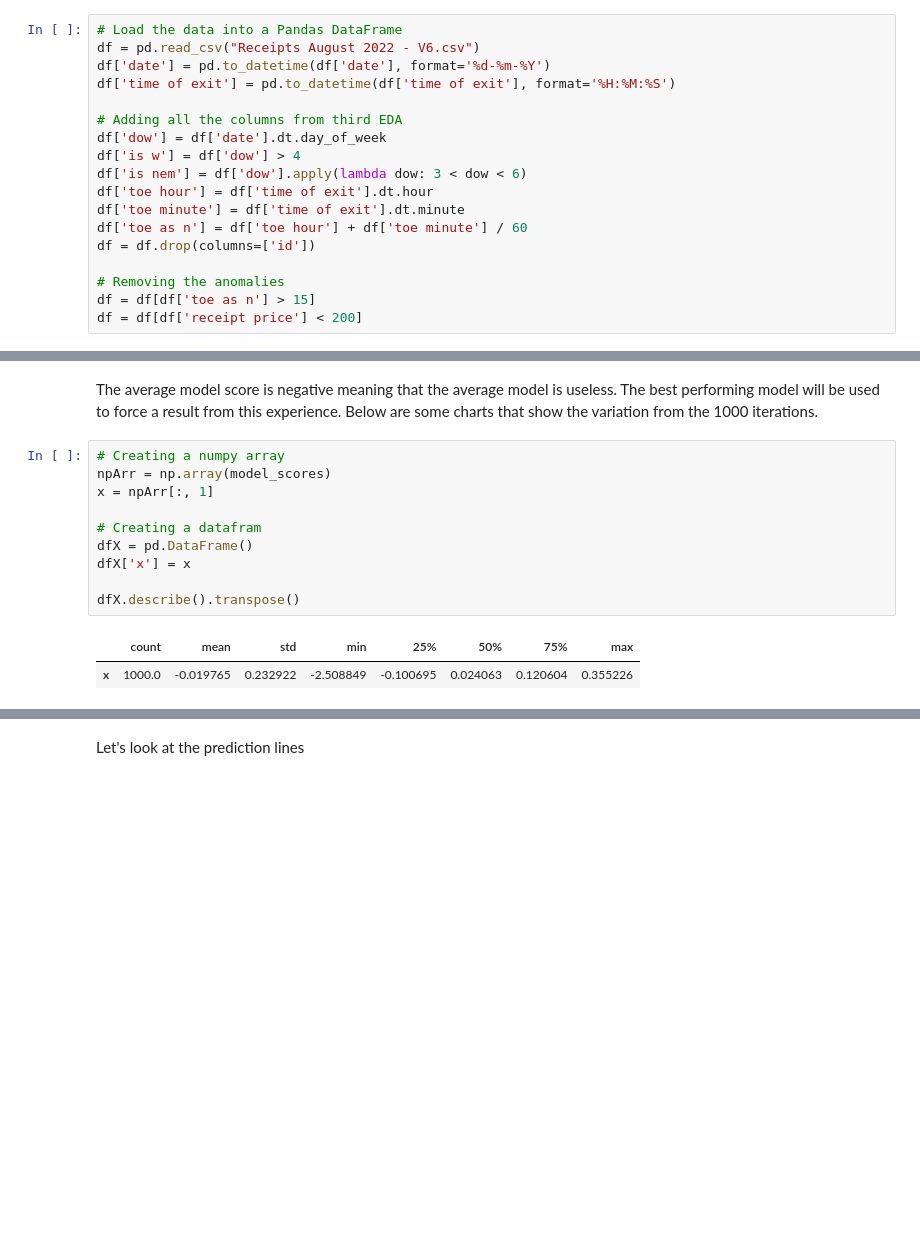
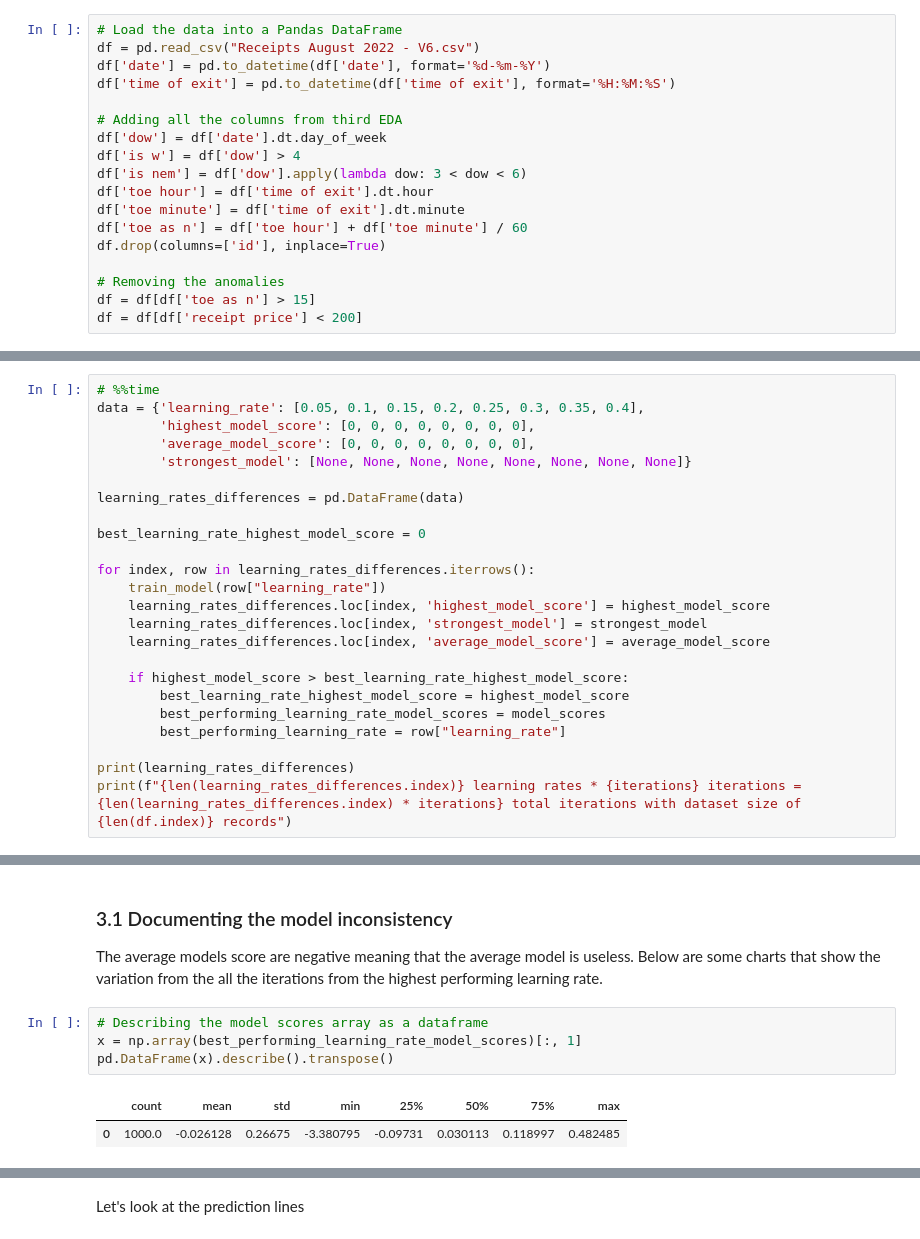
Before and after one commit to jussihailu1/AI-for-Society, a Jupyter notebook: AI/Second try (Chat GPT-3)/Chat GPT-3 generated code.ipynb, the cells around one changed output, grey strips where cells are left out. Cells and saved outputs as stored; diff of their text form; blank space fills up the shorter version.

```diff
--- a/AI/Second try (Chat GPT-3)/Chat GPT-3 generated code.ipynb
+++ b/AI/Second try (Chat GPT-3)/Chat GPT-3 generated code.ipynb
@@ -27,7 +30,7 @@ df['is nem'] = df['dow'].apply(lambda dow: 3 < dow < 6)
 df['toe hour'] = df['time of exit'].dt.hour
 df['toe minute'] = df['time of exit'].dt.minute
 df['toe as n'] = df['toe hour'] + df['toe minute'] / 60
-df = df.drop(columns=['id'])
+df.drop(columns=['id'], inplace=True)
 
 # Removing the anomalies
 df = df[df['toe as n'] > 15]
@@ -88,0 +116,24 @@ Strongest model score from 1000 iteratinos: 0.3552261839681634
+# %%
+# %%time
+data = {'learning_rate': [0.05, 0.1, 0.15, 0.2, 0.25, 0.3, 0.35, 0.4],
+        'highest_model_score': [0, 0, 0, 0, 0, 0, 0, 0],
+        'average_model_score': [0, 0, 0, 0, 0, 0, 0, 0],
+        'strongest_model': [None, None, None, None, None, None, None, None]}
+
+learning_rates_differences = pd.DataFrame(data)
+
+best_learning_rate_highest_model_score = 0
+
+for index, row in learning_rates_differences.iterrows():
+    train_model(row["learning_rate"])
+    learning_rates_differences.loc[index, 'highest_model_score'] = highest_model_score
+    learning_rates_differences.loc[index, 'strongest_model'] = strongest_model
+    learning_rates_differences.loc[index, 'average_model_score'] = average_model_score
+
+    if highest_model_score > best_learning_rate_highest_model_score:
+        best_learning_rate_highest_model_score = highest_model_score
+        best_performing_learning_rate_model_scores = model_scores
+        best_performing_learning_rate = row["learning_rate"]
+
+print(learning_rates_differences)
+print(f"{len(learning_rates_differences.index)} learning rates * {iterations} iterations = {len(learning_rates_differences.index) * iterations} total iterations with dataset size of {len(df.index)} records")
@@ -89,18 +151,14 @@ Strongest model score from 1000 iteratinos: 0.3552261839681634
 # %% [markdown]
-The average model score is negative meaning that the average model is useless. The best performing model will be used to force a result from this experience. Below are some charts that show the variation from the 1000 iterations.
+### 3.1 Documenting the model inconsistency
+
+The average models score are negative meaning that the average model is useless. Below are some charts that show the variation from the all the iterations from the highest performing learning rate.
 # %%
-# Creating a numpy array
-npArr = np.array(model_scores)
-x = npArr[:, 1]
-
-# Creating a datafram
-dfX = pd.DataFrame()
-dfX['x'] = x
-
-dfX.describe().transpose()
+# Describing the model scores array as a dataframe
+x = np.array(best_performing_learning_rate_model_scores)[:, 1]
+pd.DataFrame(x).describe().transpose()
 # %% [output]
 |  | count | mean | std | min | 25% | 50% | 75% | max |
-| x | 1000.0 | -0.019765 | 0.232922 | -2.508849 | -0.100695 | 0.024063 | 0.120604 | 0.355226 |
+| 0 | 1000.0 | -0.026128 | 0.26675 | -3.380795 | -0.09731 | 0.030113 | 0.118997 | 0.482485 |
 # %%
 fig, ax =   plt.subplots(1, 3, figsize=(20, 5))
 
```
Also changed, not shown: parts of 54 cells of this notebook, 3 other files.
